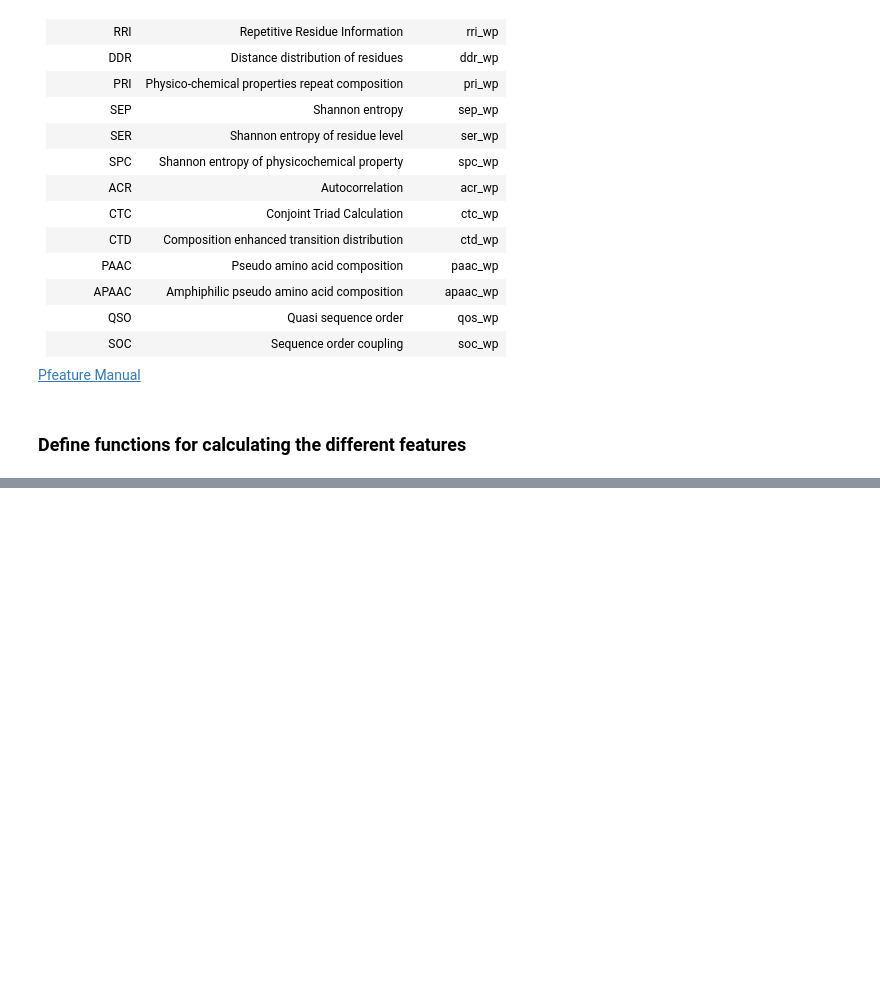
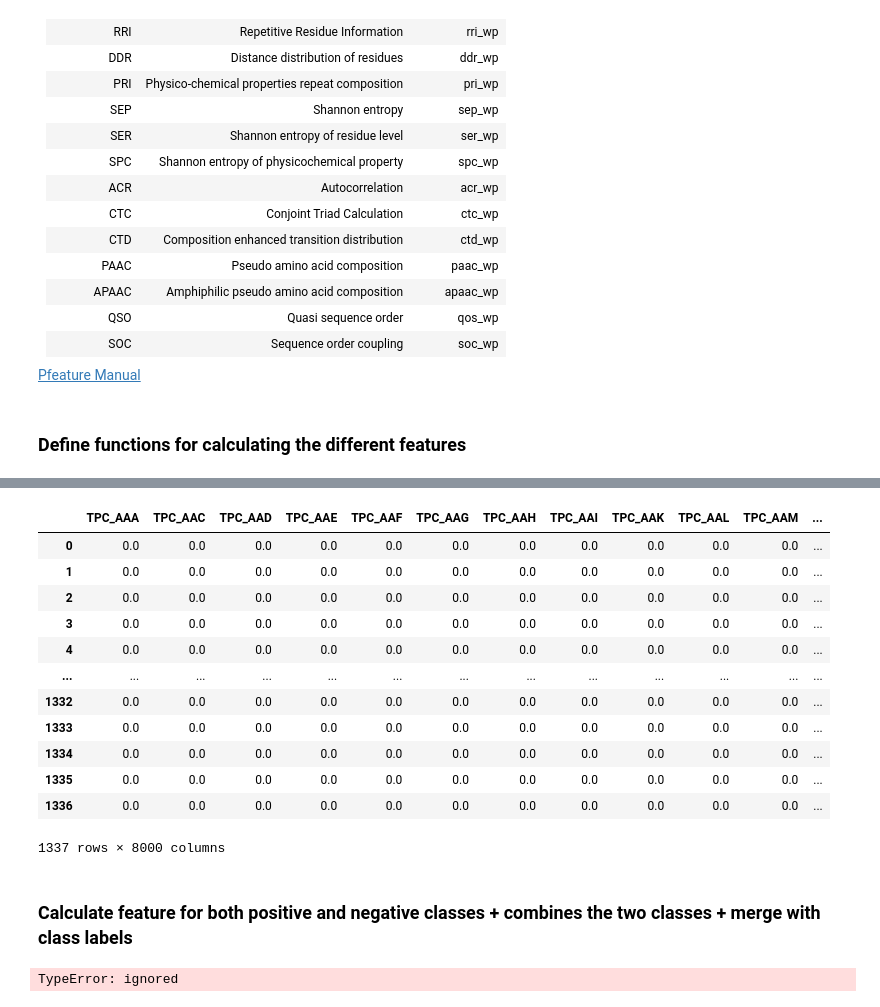
Before and after one commit to kashaf874/Machine-Learning-Model-to-Predict-antimicrobial-Peptides-from-set-of-antimicrobial-Peptides-, a Jupyter notebook: code_anti_short_micro_peptides/Antimicrobial_Peptide_QSAR.ipynb, the cells around one changed output, grey strips where cells are left out. Drawn from its saved outputs; the diff is of its cells as text; code cells hidden in the pictures; blank space fills up the shorter version.

```diff
--- a/code_anti_short_micro_peptides/Antimicrobial_Peptide_QSAR .ipynb
+++ b/code_anti_short_micro_peptides/Antimicrobial_Peptide_QSAR.ipynb
@@ -279,0 +327,54 @@ TPC('train_po_cdhit.txt')
+# %%
+# triipeptide composition (DPC)
+
+from Pfeature.pfeature import tpc_wp
+
+def tpc(input):
+  a = input.rstrip('txt')
+  output = a + 'tpc.csv'
+  df_out = tpc_wp(input, output)
+  df_in = pd.read_csv(output)
+  return df_in
+
+feature = tpc('train_po_cdhit.txt')
+feature
+# %% [output]
+|  | TPC_AAA | TPC_AAC | TPC_AAD | TPC_AAE | TPC_AAF | TPC_AAG | TPC_AAH | TPC_AAI | TPC_AAK | TPC_AAL | TPC_AAM | ... |
+| 0 | 0.0 | 0.0 | 0.0 | 0.0 | 0.0 | 0.0 | 0.0 | 0.0 | 0.0 | 0.0 | 0.0 | ... |
+| 1 | 0.0 | 0.0 | 0.0 | 0.0 | 0.0 | 0.0 | 0.0 | 0.0 | 0.0 | 0.0 | 0.0 | ... |
+| 2 | 0.0 | 0.0 | 0.0 | 0.0 | 0.0 | 0.0 | 0.0 | 0.0 | 0.0 | 0.0 | 0.0 | ... |
+| 3 | 0.0 | 0.0 | 0.0 | 0.0 | 0.0 | 0.0 | 0.0 | 0.0 | 0.0 | 0.0 | 0.0 | ... |
+| 4 | 0.0 | 0.0 | 0.0 | 0.0 | 0.0 | 0.0 | 0.0 | 0.0 | 0.0 | 0.0 | 0.0 | ... |
+| ... | ... | ... | ... | ... | ... | ... | ... | ... | ... | ... | ... | ... |
+| 1332 | 0.0 | 0.0 | 0.0 | 0.0 | 0.0 | 0.0 | 0.0 | 0.0 | 0.0 | 0.0 | 0.0 | ... |
+| 1333 | 0.0 | 0.0 | 0.0 | 0.0 | 0.0 | 0.0 | 0.0 | 0.0 | 0.0 | 0.0 | 0.0 | ... |
+| 1334 | 0.0 | 0.0 | 0.0 | 0.0 | 0.0 | 0.0 | 0.0 | 0.0 | 0.0 | 0.0 | 0.0 | ... |
+| 1335 | 0.0 | 0.0 | 0.0 | 0.0 | 0.0 | 0.0 | 0.0 | 0.0 | 0.0 | 0.0 | 0.0 | ... |
+| 1336 | 0.0 | 0.0 | 0.0 | 0.0 | 0.0 | 0.0 | 0.0 | 0.0 | 0.0 | 0.0 | 0.0 | ... |
+1337 rows × 8000 columns
+# %% [markdown]
+### **Calculate feature for both positive and negative classes + combines the two classes + merge with class labels**
+# %%
+pos = 'train_po_cdhit.txt'
+neg = 'train_ne_cdhit.txt'
+
+def feature_calc(po, ne, feature_name):
+  # Calculate feature
+  po_feature = feature_name(po)
+  ne_feature = feature_name(ne)
+  # Create class labels
+  po_class = pd.Series(['positive' for i in range(len(po_feature))])
+  ne_class = pd.Series(['negative' for i in range(len(ne_feature))])
+  # Combine po and ne
+  po_ne_class = pd.concat([po_class, ne_class], axis=0)
+  po_ne_class.name = 'class'
+  po_ne_feature = pd.concat([po_feature, ne_feature], axis=0)
+  # Combine feature and class
+  df = pd.concat([po_ne_feature, po_ne_class], axis=1)
+  return df
+
+#feature = feature_calc(pos, neg, aac) # AAC
+feature = feature_calc(pos, neg, tpc) # TPC
+feature
+# %% [output]
+TypeError: ignored
```
Also changed, not shown: parts of 15 cells of this notebook.
